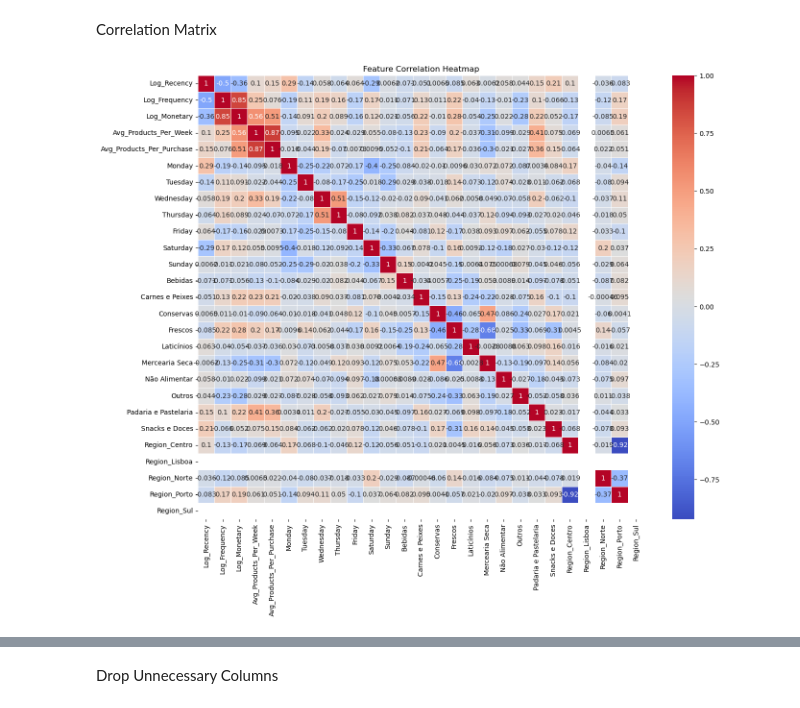
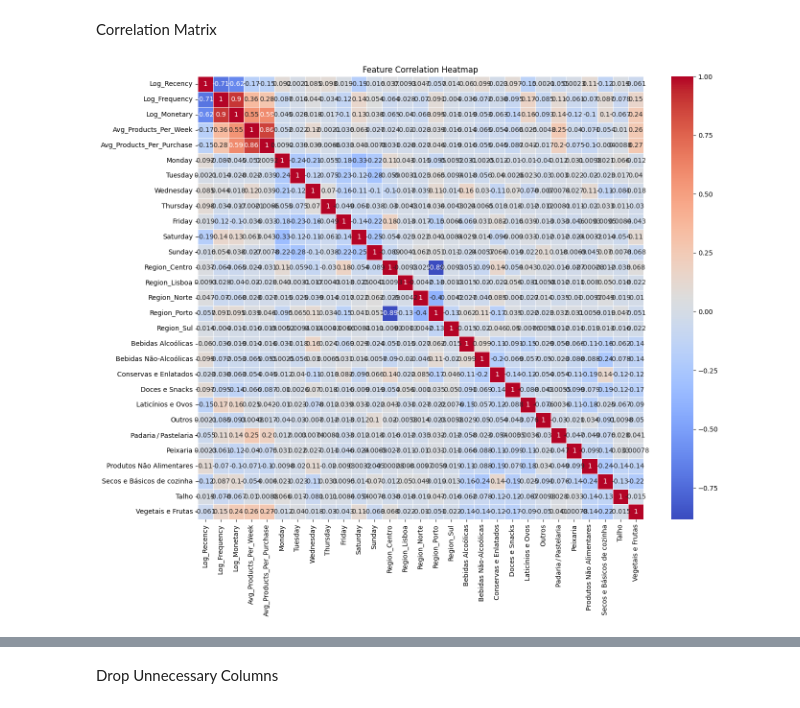
Before and after one commit to gugaaa1904/BC, a Jupyter notebook: Case 3.ipynb, the cells around one changed output, grey strips where cells are left out. Cells and saved outputs as stored; diff of their text form; code cells hidden in the pictures.

```diff
--- a/Case 3.ipynb
+++ b/Case 3.ipynb
@@ -642,0 +481,21 @@ print(test_data[['Client ID', 'Recency', 'Log_Recency', 'Frequency', 'Log_Freque
+# %%
+horeca_cats = [
+    'ACOMPANHAMENTO',
+    'PRATO DE CARNE',
+    'PRATO VEGETARIANO',
+    'PRATO DE PEIXE',
+    'SOPAS',
+    'SOBREMESAS'
+]
+
+mask_horeca = (
+    test_data['ID Product Category'].isin(horeca_cats) &
+    test_data['Product Description'].str.contains(r'\*', regex=True, na=False)
+)
+
+horeca = test_data[mask_horeca].copy()
+
+test_data = test_data[~mask_horeca].copy()
+
+print(f"Horeca: {horeca.shape[0]} rows")
+print(f"test_data restante: {test_data.shape[0]} rows")
@@ -642,0 +791,3 @@ print(test_data[['Client ID', 'Recency', 'Log_Recency', 'Frequency', 'Log_Freque
+# %%
+test_data = test_data.merge(customer_pct, on='Client ID', how='left')
+test_data.head(5)
@@ -643,18 +802,29 @@ print(test_data[['Client ID', 'Recency', 'Log_Recency', 'Frequency', 'Log_Freque
 # %% [markdown]
 Correlation Matrix
 # %%
-features = ['Log_Recency', 'Log_Frequency', 'Log_Monetary', 'Avg_Products_Per_Week', 'Avg_Products_Per_Purchase',
-            'Monday', 'Tuesday', 'Wednesday', 'Thursday', 'Friday', 'Saturday', 'Sunday',
-            'Bebidas', 'Carnes e Peixes', 'Conservas', 'Frescos', 'Laticínios', 'Mercearia Seca',
-            'Não Alimentar', 'Outros', 'Padaria e Pastelaria', 'Snacks e Doces',
-            'Region_Centro', 'Region_Lisboa', 'Region_Norte', 'Region_Porto', 'Region_Sul']
+features = [
+    # RFM logs
+    'Log_Recency', 'Log_Frequency', 'Log_Monetary',
+    # Average Products
+    'Avg_Products_Per_Week', 'Avg_Products_Per_Purchase',
+    # Days of the Week
+    'Monday', 'Tuesday', 'Wednesday', 'Thursday', 'Friday', 'Saturday', 'Sunday',
+    # Region dummies
+    'Region_Centro', 'Region_Lisboa', 'Region_Norte', 'Region_Porto', 'Region_Sul',
+    # Macro-category dummies
+    'Bebidas Alcoólicas', 'Bebidas Não-Alcoólicas', 'Conservas e Enlatados',
+    'Doces e Snacks', 'Laticínios e Ovos', 'Outros',
+    'Padaria / Pastelaria', 'Peixaria', 'Produtos Não Alimentares',
+    'Secos e Básicos de cozinha', 'Talho', 'Vegetais e Frutas'
+]
 
 corr_data = test_data.drop_duplicates('Client ID')[features]
+
 corr_matrix = corr_data.corr()
 
 plt.figure(figsize=(15, 12))
 sns.heatmap(corr_matrix, cmap='coolwarm', annot=True, linewidths=0.5)
 plt.title('Feature Correlation Heatmap')
 plt.show()
 # %% [output]
-[figure, old version]
+[figure, new version]
```
Also changed, not shown: parts of 63 cells of this notebook, 2 other files.
